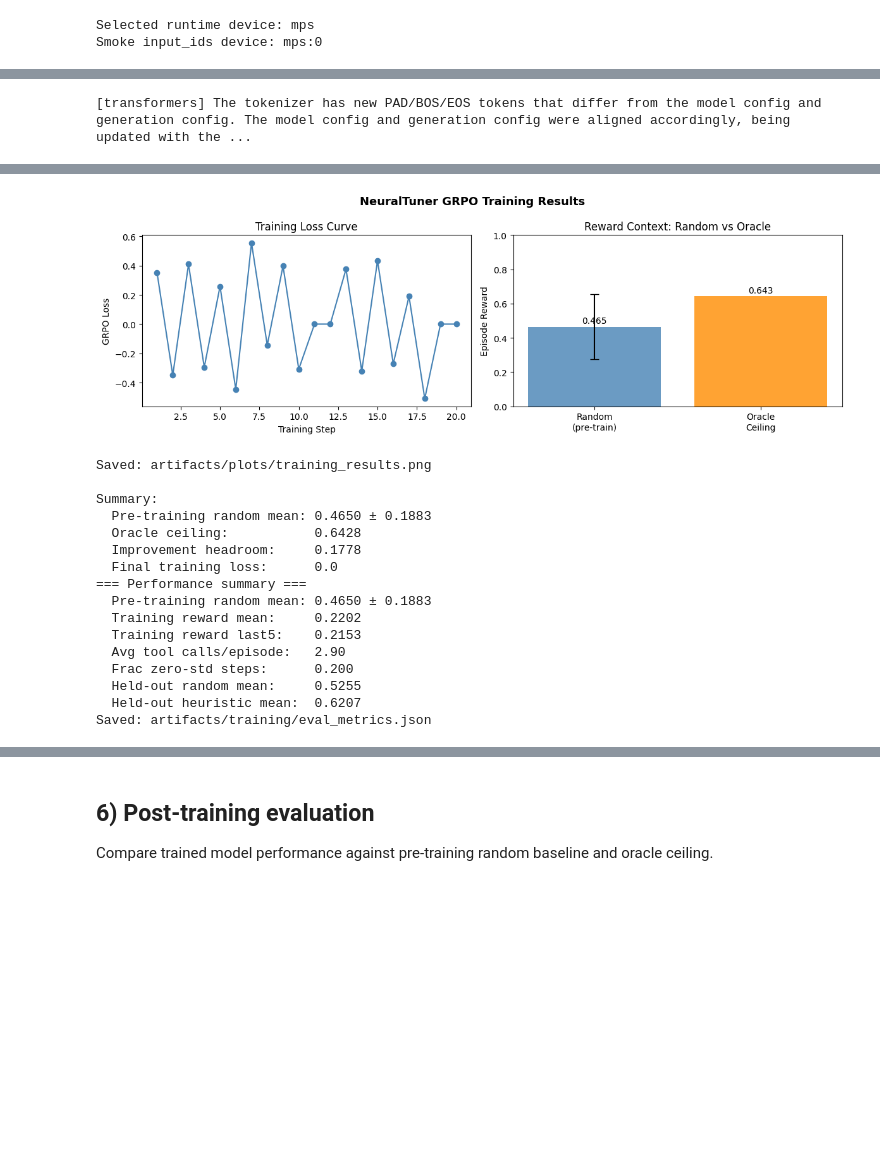
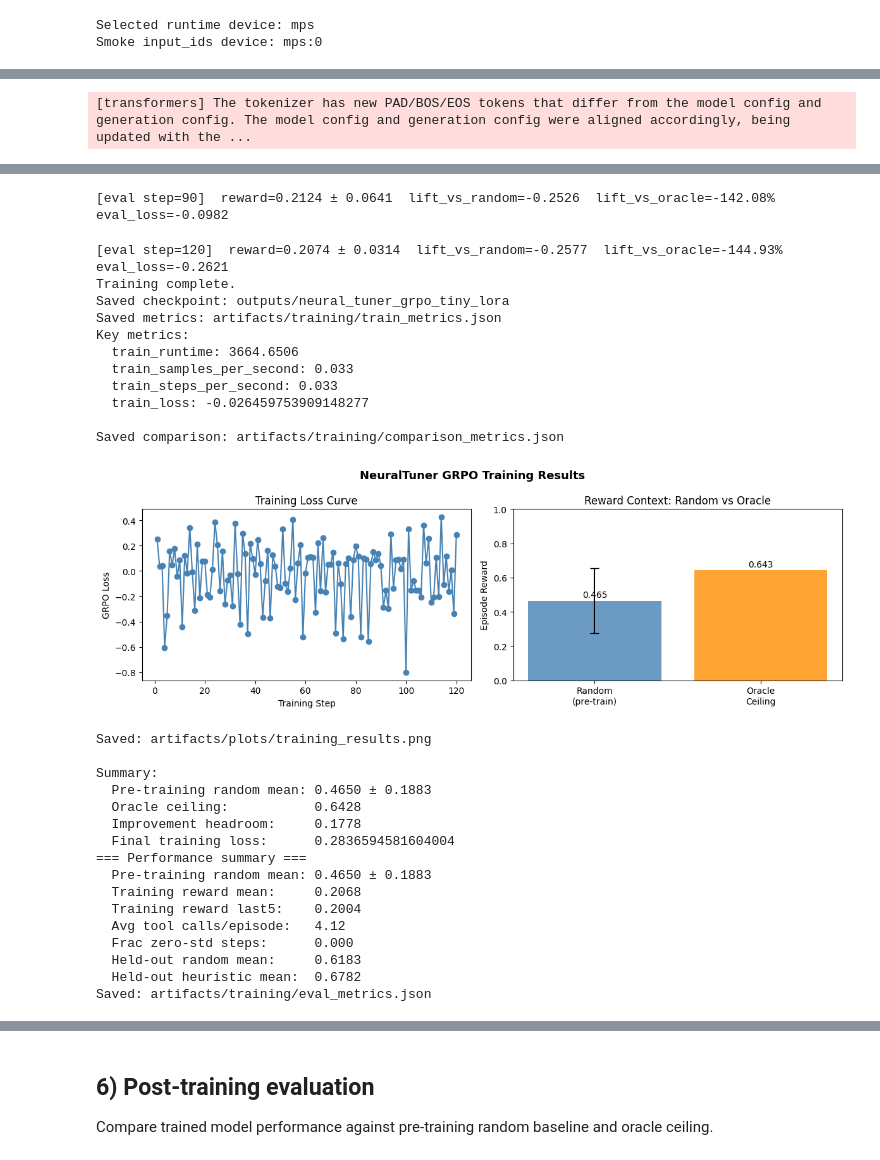
Before and after one commit to Mohammed-Altaf-01/Neural-Tuner, a Jupyter notebook: neural_tuner_trl_mac.ipynb, the cells around one changed output, grey strips where cells are left out. Drawn from its saved outputs; the diff is of its cells as text; code cells hidden in the pictures; blank space fills up the shorter version.

```diff
--- a/neural_tuner_trl_mac.ipynb
+++ b/neural_tuner_trl_mac.ipynb
@@ -644,15 +857,15 @@ Smoke input_ids device: mps:0
 grpo_config = GRPOConfig(
     output_dir=OUTPUT_DIR,
     run_name="neural_tuner_grpo",
-    num_train_epochs=NUM_EPOCHS,
+    num_iterations=NUM_EPOCHS,
     max_steps=NUM_STEPS,
     learning_rate=2e-6,
     per_device_train_batch_size=1,
     gradient_accumulation_steps=1,
     warmup_steps=2,
-    max_completion_length=200,
-    num_generations=2,
-    generation_batch_size=2,
+    max_completion_length=256,
+    num_generations=4,
+    generation_batch_size=4,
     temperature=0.9,
     top_p=0.95,
     generation_kwargs={"do_sample": True, "renormalize_logits": True, "remove_invalid_values": True},
@@ -664,7 +877,14 @@ grpo_config = GRPOConfig(
     torch_empty_cache_steps=1,
     logging_steps=1,
     save_steps=20,
-    save_total_limit=1,
+    save_total_limit=2,
+    # Mid-training evaluation on held-out scenarios.
+    # per_device_eval_batch_size must equal num_generations_eval so one full prompt
+    # group fits in a single batch (TRL enforces: batch_size % num_generations_eval == 0).
+    eval_strategy="steps",
+    eval_steps=30,
+    per_device_eval_batch_size=4,
+    num_generations_eval=4,
     report_to="wandb" if WANDB_API_KEY else "none",
     use_cpu=not torch.backends.mps.is_available(),
     bf16=False,
@@ -672,17 +892,30 @@ grpo_config = GRPOConfig(
     use_vllm=False,
 )
 # %%
+from peft import PeftModel
+from transformers import AutoModelForCausalLM
+
 torch.mps.empty_cache() if torch.backends.mps.is_available() else None
 gc.collect()
 
+# Load base model + SFT-warmed LoRA adapter so GRPO continues from the warm checkpoint.
+# GRPOTrainer can't load a LoRA-only directory via string path — pass a PeftModel object instead.
+_base_model = AutoModelForCausalLM.from_pretrained(MODEL_NAME, dtype=torch.float16)
+sft_warmed_model = PeftModel.from_pretrained(_base_model, OUTPUT_DIR, is_trainable=True)
+
 trainer = GRPOTrainer(
-    model=MODEL_NAME,
+    model=sft_warmed_model,
     reward_funcs=reward_func,
     train_dataset=train_dataset,
+    eval_dataset=eval_dataset,
     args=grpo_config,
     processing_class=processing_class,
-    peft_config=peft_config,
+    peft_config=None,  # model already has LoRA from SFT warm-up
     environment_factory=NeuralTunerOpenEnv,
+    callbacks=[NeuralTunerEvalCallback(
+        random_mean=random_mean,
+        oracle_final_reward=oracle.final_reward,
+    )],
 )
 
 trainer_stats = trainer.train()
@@ -729,17 +942,29 @@ Saved comparison: artifacts/training/comparison_metrics.json
+[eval step=90]  reward=0.2124 ± 0.0641  lift_vs_random=-0.2526  lift_vs_oracle=-142.08%  eval_loss=-0.0982
+[eval step=120]  reward=0.2074 ± 0.0314  lift_vs_random=-0.2577  lift_vs_oracle=-144.93%  eval_loss=-0.2621
+Training complete.
+Saved checkpoint: outputs/neural_tuner_grpo_tiny_lora
+Saved metrics: artifacts/training/train_metrics.json
+Key metrics:
+  train_runtime: 3664.6506
+  train_samples_per_second: 0.033
+  train_steps_per_second: 0.033
+  train_loss: -0.026459753909148277
+
+Saved comparison: artifacts/training/comparison_metrics.json
-[figure, old version]
+[figure, new version]
-Saved: artifacts/plots/training_results.png
-
-Summary:
-  Pre-training random mean: 0.4650 ± 0.1883
-  Oracle ceiling:           0.6428
-  Improvement headroom:     0.1778
-  Final training loss:      0.0
-=== Performance summary ===
-  Pre-training random mean: 0.4650 ± 0.1883
-  Training reward mean:     0.2202
-  Training reward last5:    0.2153
-  Avg tool calls/episode:   2.90
-  Frac zero-std steps:      0.200
-  Held-out random mean:     0.5255
-  Held-out heuristic mean:  0.6207
-Saved: artifacts/training/eval_metrics.json
+Saved: artifacts/plots/training_results.png
+
+Summary:
+  Pre-training random mean: 0.4650 ± 0.1883
+  Oracle ceiling:           0.6428
+  Improvement headroom:     0.1778
+  Final training loss:      0.2836594581604004
+=== Performance summary ===
+  Pre-training random mean: 0.4650 ± 0.1883
+  Training reward mean:     0.2068
+  Training reward last5:    0.2004
+  Avg tool calls/episode:   4.12
+  Frac zero-std steps:      0.000
+  Held-out random mean:     0.6183
+  Held-out heuristic mean:  0.6782
+Saved: artifacts/training/eval_metrics.json
```
Also changed, not shown: parts of 10 cells of this notebook, 5 other files.
